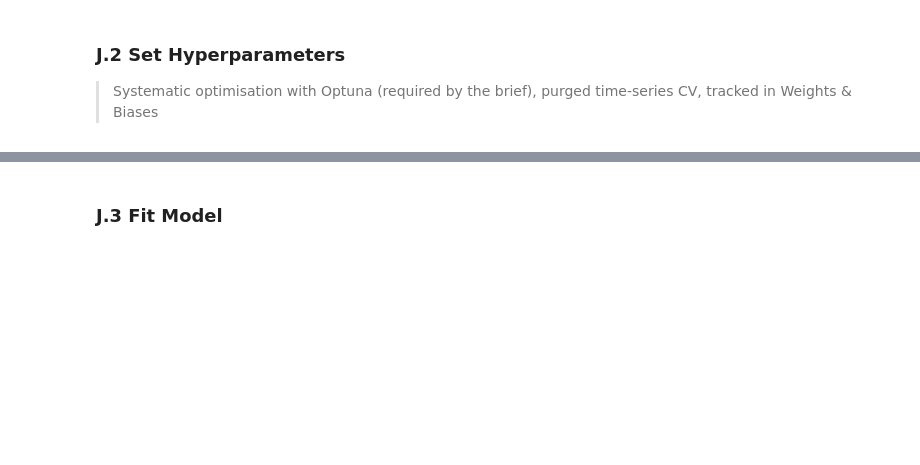
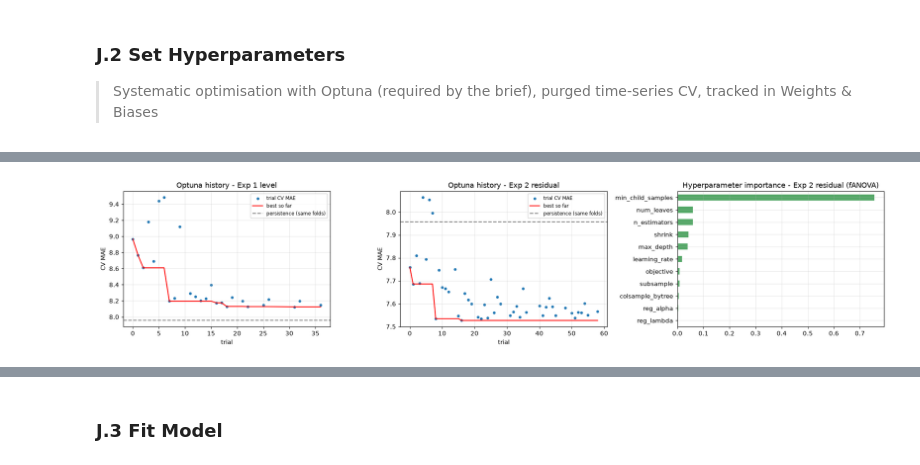
Before and after one commit to vigneshcrack/36120-26SP-AT3-Group08-experiments, a Jupyter notebook: notebooks/student_b/36120_26SP_AT3_08_25740287_experiment.ipynb, the cells around one changed output, grey strips where cells are left out. Drawn from its saved outputs; the diff is of its cells as text; code cells hidden in the pictures; blank space fills up the shorter version.

Commit message:
feat(student-b): final MRI notebook - residual LightGBM, Optuna, explanations from real run

```diff
--- a/notebooks/student_b/36120_26SP_AT3_08_25740287_experiment.ipynb
+++ b/notebooks/student_b/36120_26SP_AT3_08_25740287_experiment.ipynb
@@ -76,6 +87,8 @@ optuna.logging.set_verbosity(optuna.logging.WARNING)
 
 SEED = 42
 np.random.seed(SEED)
+# fixed LightGBM settings: deterministic=True + force_row_wise make results identical on every run
+LGB_FIXED = {"random_state": SEED, "verbose": -1, "deterministic": True, "force_row_wise": True}
 pd.set_option("display.float_format", "{:.4f}".format)
 plt.rcParams.update({"figure.dpi": 110, "axes.grid": True, "grid.alpha": 0.3})
 
@@ -517,7 +805,7 @@ def cv_mae(make_model, X, y, dates, transform_train=None):
 
 
 def default_lgbm():
-    return lgb.LGBMRegressor(random_state=SEED, verbose=-1)
+    return lgb.LGBMRegressor(**LGB_FIXED)
 
 
 selection_cat = selection.assign(token=pd.Categorical(selection["token"], categories=TOKENS))
@@ -1062,15 +1747,20 @@ pd.DataFrame({"search space": pd.Series(SEARCH_SPACE), "best value": pd.Series(s
 # %%
-fig, axes = plt.subplots(1, 2, figsize=(14, 4))
-complete = trials[trials.state == "COMPLETE"]
-axes[0].scatter(complete["number"], complete["value"], s=12, label="trial CV MAE")
-axes[0].plot(complete["number"], complete["value"].cummin(), color="red", label="best so far")
-axes[0].set_xlabel("trial")
-axes[0].set_ylabel("CV MAE")
-axes[0].set_title("Optuna optimisation history")
-axes[0].legend()
-importance = pd.Series(optuna.importance.get_param_importances(study)).sort_values()
-importance.plot.barh(ax=axes[1], color="#55A868")
-axes[1].set_title("Hyperparameter importance (fANOVA)")
+fig, axes = plt.subplots(1, 3, figsize=(18, 4))
+for ax, (name, study) in zip(axes[:2], [("Exp 1 level", study_level), ("Exp 2 residual", study_residual)]):
+    done = [t for t in study.trials if t.state.name == "COMPLETE"]
+    values = pd.Series([t.value for t in done], index=[t.number for t in done])
+    ax.scatter(values.index, values.values, s=12, label="trial CV MAE")
+    ax.plot(values.index, values.cummin().values, color="red", label="best so far")
+    ax.axhline(persistence_cv, color="grey", linestyle="--", label="persistence (same folds)")
+    ax.set_title(f"Optuna history - {name}")
+    ax.set_xlabel("trial")
+    ax.set_ylabel("CV MAE")
+    ax.legend(fontsize=8)
+importance = pd.Series(optuna.importance.get_param_importances(study_residual)).sort_values()
+importance.plot.barh(ax=axes[2], color="#55A868")
+axes[2].set_title("Hyperparameter importance - Exp 2 residual (fANOVA)")
 plt.tight_layout()
 plt.savefig(FIG_DIR / "j2_optuna.png", bbox_inches="tight")
 plt.show()
+# %% [output]
+[figure, added]
```
Also changed, not shown: parts of 123 cells of this notebook, 6 other files.
